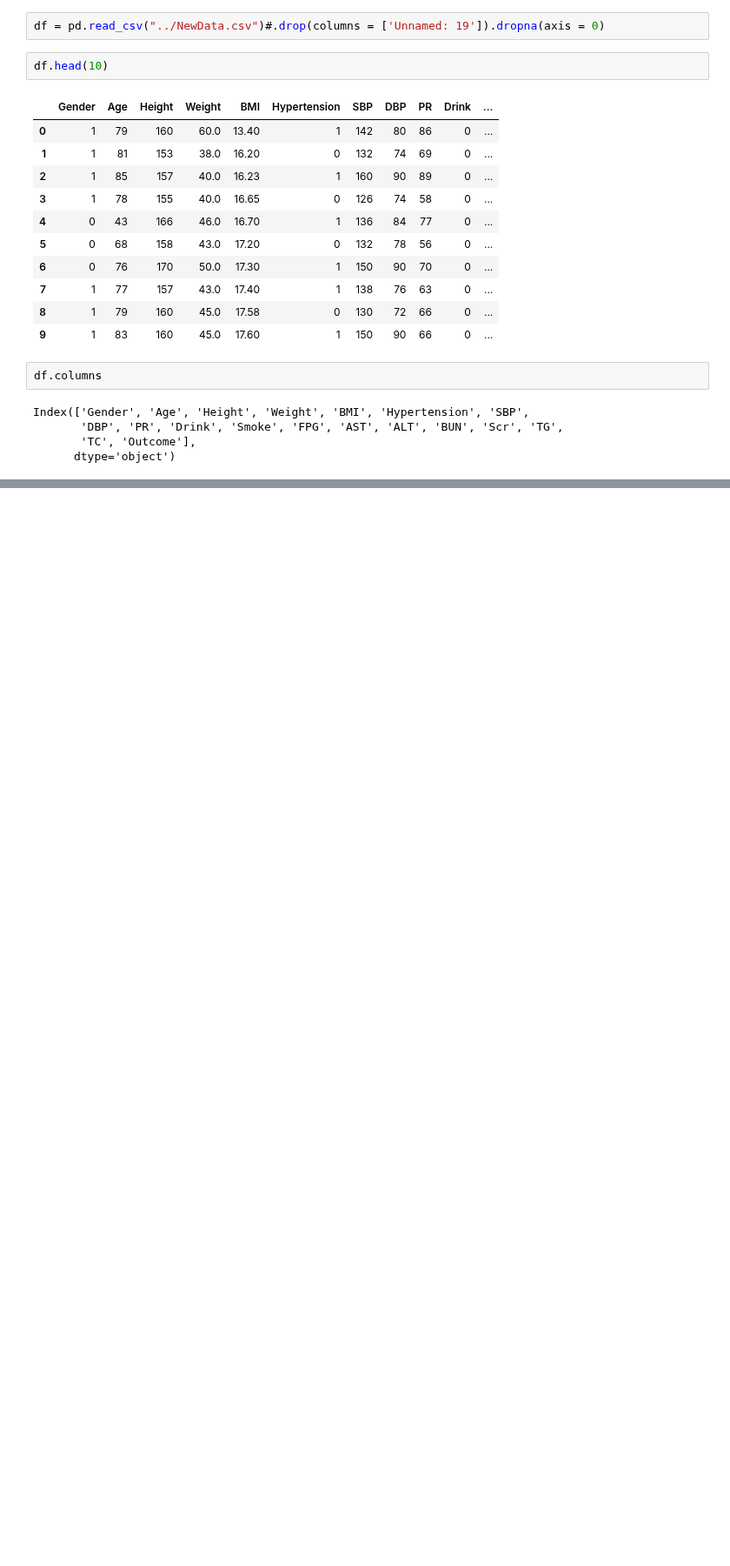
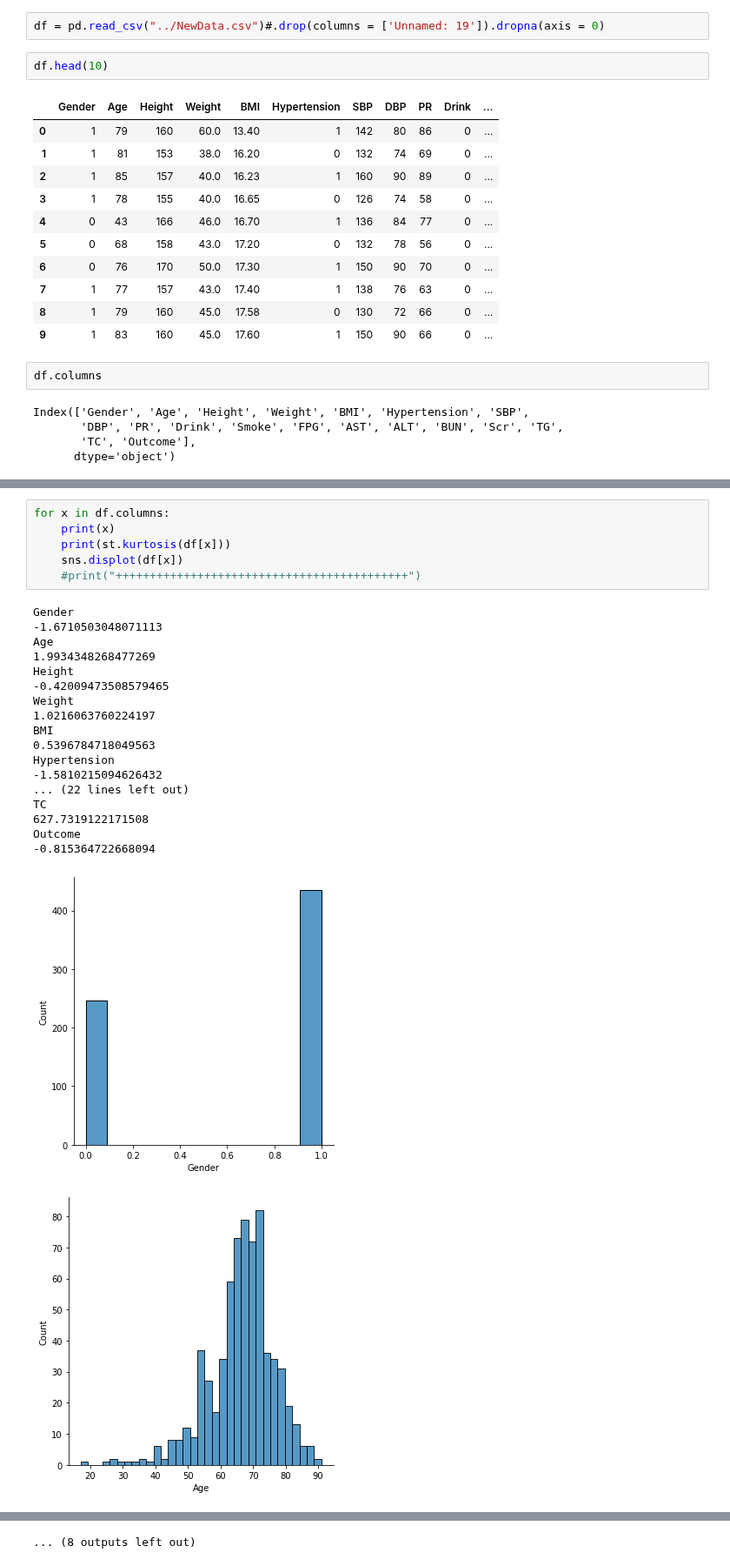
Before and after one commit to zenoWZH/sherry, a Jupyter notebook: data_transform/feature_distribution.ipynb, the cells around one changed output, grey strips where cells are left out. Shown at 87% size. Drawn from its saved outputs; the diff is of its cells as text; blank space fills up the shorter version.

```diff
--- a/data_transform/feature_distribution.ipynb
+++ b/data_transform/feature_distribution.ipynb
@@ -38,0 +42,26 @@ df.describe()
+# %%
+for x in df.columns:
+    print(x)
+    print(st.kurtosis(df[x]))
+    sns.displot(df[x])
+    #print("+++++++++++++++++++++++++++++++++++++++++++")
+# %% [output]
+Gender
+-1.6710503048071113
+Age
+1.9934348268477269
+Height
+-0.42009473508579465
+Weight
+1.0216063760224197
+BMI
+0.5396784718049563
+Hypertension
+-1.5810215094626432
+... (22 lines left out)
+TC
+627.7319122171508
+Outcome
+-0.815364722668094
+[figure, added]
+[figure, added]
@@ -38,0 +77 @@ df.describe()
+... (8 outputs left out)
```
Also changed, not shown: parts of 5 cells of this notebook, 1 other file.
